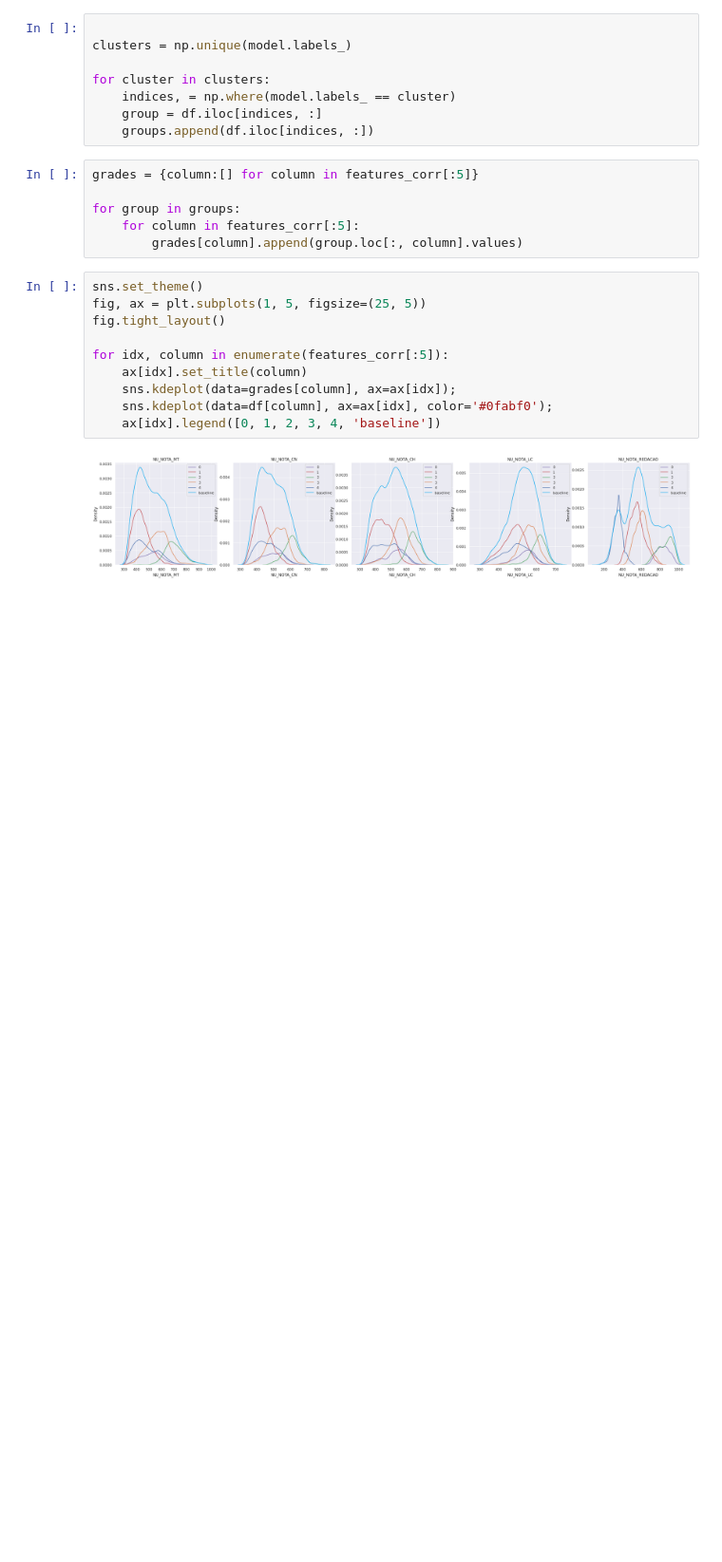
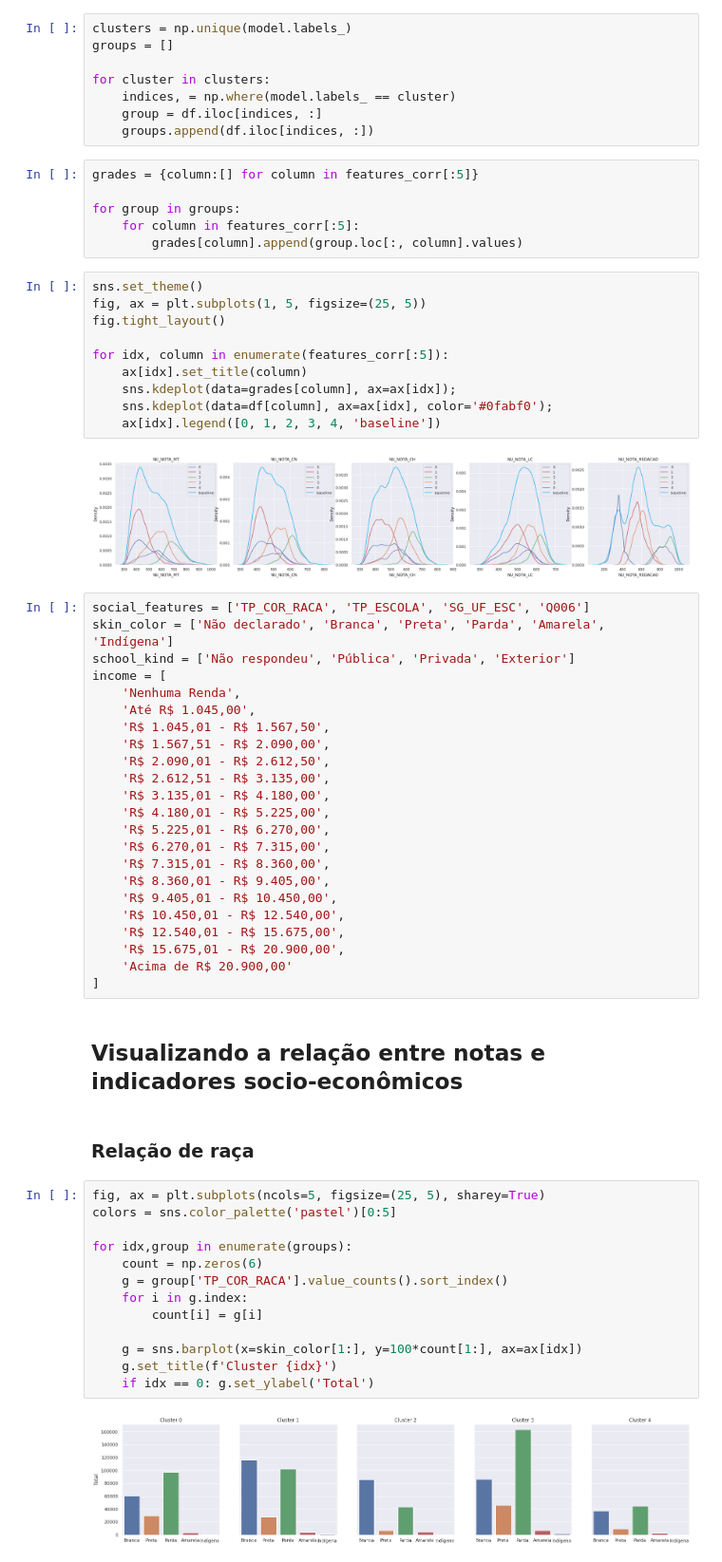
Before and after one commit to gsoaresbaptista/enem-regression, a Jupyter notebook: experiments/grade_regression.ipynb, the cells around one changed output. Shown at 95% size. Saved outputs shown, nothing was run; the diff lists cells and outputs as text; blank space fills up the shorter version.

Commit message:
Caracterização dos grupos por fatores socio-econômicos

```diff
--- a/experiments/grade_regression.ipynb
+++ b/experiments/grade_regression.ipynb
@@ -323,8 +322,8 @@ model.fit(X.iloc[:, :5])
 # %% [output]
 AgglomerativeClustering(n_clusters=5)
 # %%
-
 clusters = np.unique(model.labels_)
+groups = []
 
 for cluster in clusters:
     indices, = np.where(model.labels_ == cluster)
@@ -348,3 +347,45 @@ for idx, column in enumerate(features_corr[:5]):
     ax[idx].legend([0, 1, 2, 3, 4, 'baseline'])
 # %% [output]
 [figure]
+# %%
+social_features = ['TP_COR_RACA', 'TP_ESCOLA', 'SG_UF_ESC', 'Q006']
+skin_color = ['Não declarado', 'Branca', 'Preta', 'Parda', 'Amarela', 'Indígena']
+school_kind = ['Não respondeu', 'Pública', 'Privada', 'Exterior']
+income = [
+    'Nenhuma Renda',
+    'Até R$ 1.045,00',
+    'R$ 1.045,01 - R$ 1.567,50',
+    'R$ 1.567,51 - R$ 2.090,00',
+    'R$ 2.090,01 - R$ 2.612,50',
+    'R$ 2.612,51 - R$ 3.135,00',
+    'R$ 3.135,01 - R$ 4.180,00',
+    'R$ 4.180,01 - R$ 5.225,00',
+    'R$ 5.225,01 - R$ 6.270,00',
+    'R$ 6.270,01 - R$ 7.315,00',
+    'R$ 7.315,01 - R$ 8.360,00',
+    'R$ 8.360,01 - R$ 9.405,00',
+    'R$ 9.405,01 - R$ 10.450,00',
+    'R$ 10.450,01 - R$ 12.540,00',
+    'R$ 12.540,01 - R$ 15.675,00',
+    'R$ 15.675,01 - R$ 20.900,00',
+    'Acima de R$ 20.900,00'
+]
+# %% [markdown]
+## Visualizando a relação entre notas e indicadores socio-econômicos
+# %% [markdown]
+### Relação de raça
+# %%
+fig, ax = plt.subplots(ncols=5, figsize=(25, 5), sharey=True)
+colors = sns.color_palette('pastel')[0:5]
+
+for idx,group in enumerate(groups):
+    count = np.zeros(6)
+    g = group['TP_COR_RACA'].value_counts().sort_index()
+    for i in g.index:
+        count[i] = g[i]
+
+    g = sns.barplot(x=skin_color[1:], y=100*count[1:], ax=ax[idx])
+    g.set_title(f'Cluster {idx}')
+    if idx == 0: g.set_ylabel('Total')
+# %% [output]
+[figure, added]
```
Also changed, not shown: parts of 7 cells of this notebook.
